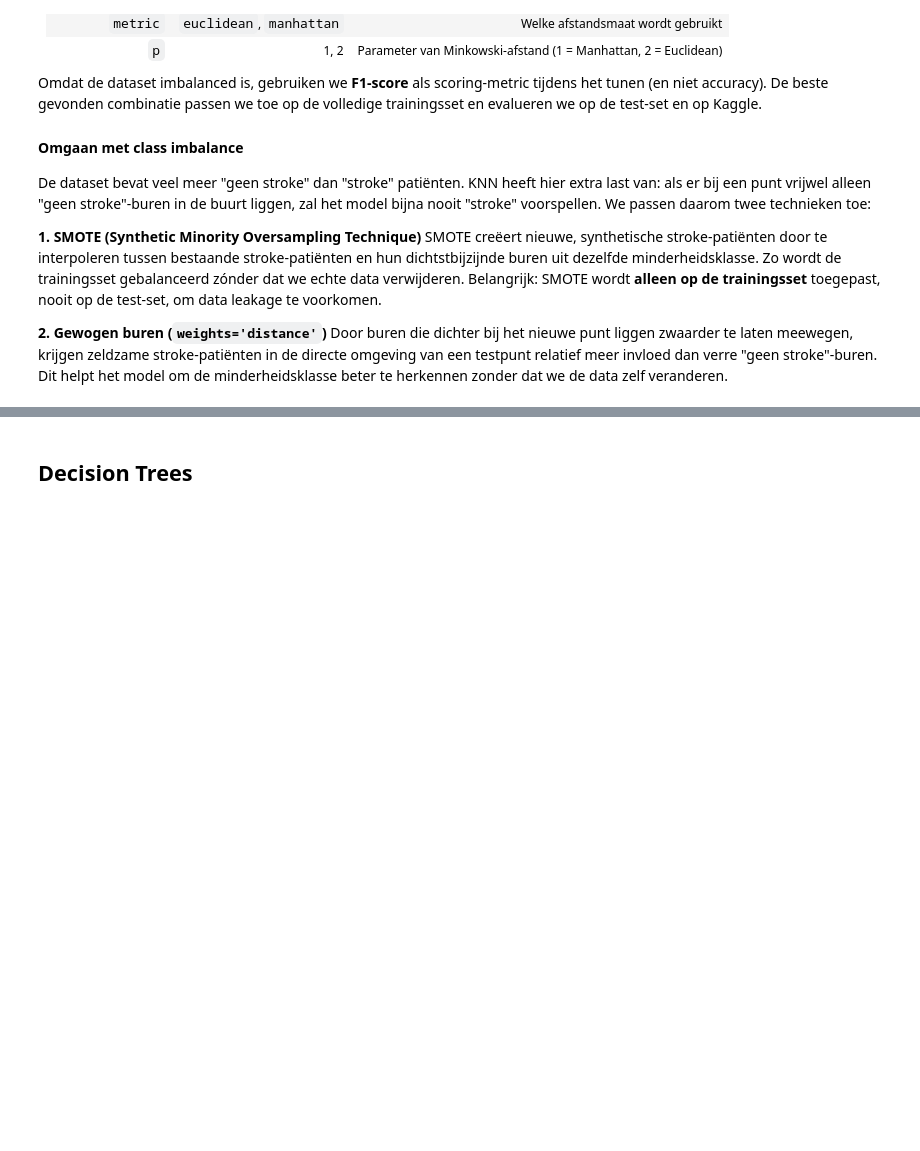
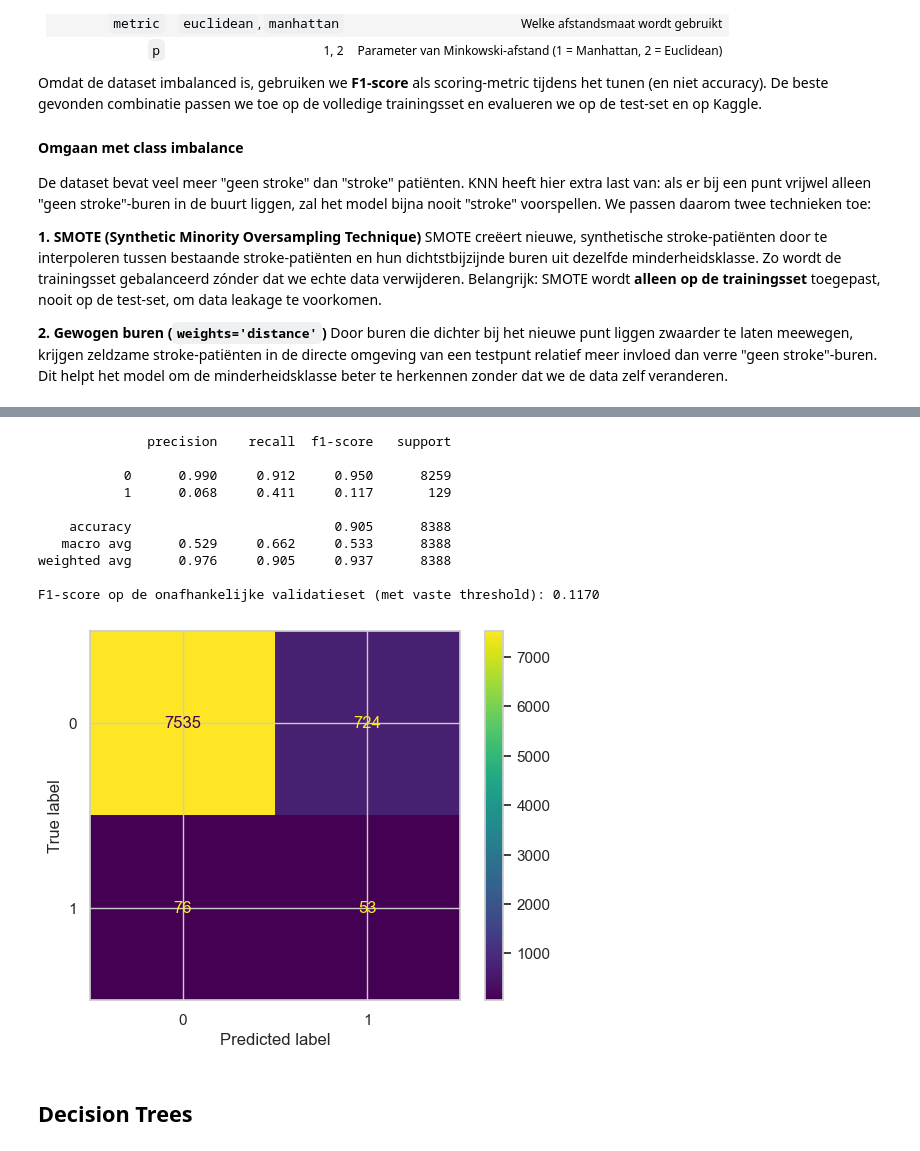
Before and after one commit to larsol55on/Machine-Learning-Herseninfract, a Jupyter notebook: Main_notebook_herstel.ipynb, the cells around one changed output, grey strips where cells are left out. Cells and saved outputs as stored; diff of their text form; code cells hidden in the pictures; blank space fills up the shorter version.

```diff
--- a/Main_notebook_herstel.ipynb
+++ b/Main_notebook_herstel.ipynb
@@ -848,3 +1494,38 @@ ValueError: Found input variables with inconsistent numbers of samples: [8388, 6
+# %%
+# svm_best is al gefit op de volledige trainingsset.
+val_scores = svm_best.decision_function(X_val)
+
+y_pred_threshold = (
+    val_scores >= best_threshold
+).astype(int)
+
+ConfusionMatrixDisplay.from_predictions(y_val, y_pred_threshold)
+
+print(
+    classification_report(
+        y_val,
+        y_pred_threshold,
+        digits=3,
+        zero_division=0
+    )
+)
+
+print(
+    "F1-score op de onafhankelijke validatieset "
+    f"(met vaste threshold): {f1_score(y_val, y_pred_threshold):.4f}"
+)
+# %% [output]
+              precision    recall  f1-score   support
+
+           0      0.990     0.912     0.950      8259
+           1      0.068     0.411     0.117       129
+
+    accuracy                          0.905      8388
+   macro avg      0.529     0.662     0.533      8388
+weighted avg      0.976     0.905     0.937      8388
+
+F1-score op de onafhankelijke validatieset (met vaste threshold): 0.1170
+[figure, added]
 # %% [markdown]
 ## Decision Trees
 # %% [markdown]
```
Also changed, not shown: parts of 81 cells of this notebook.
